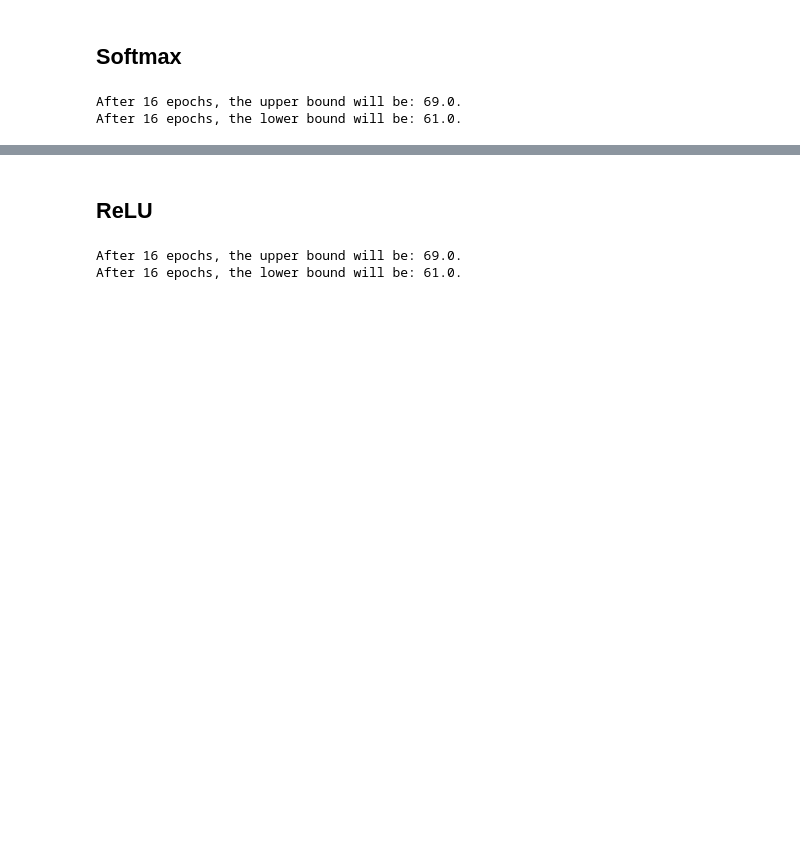
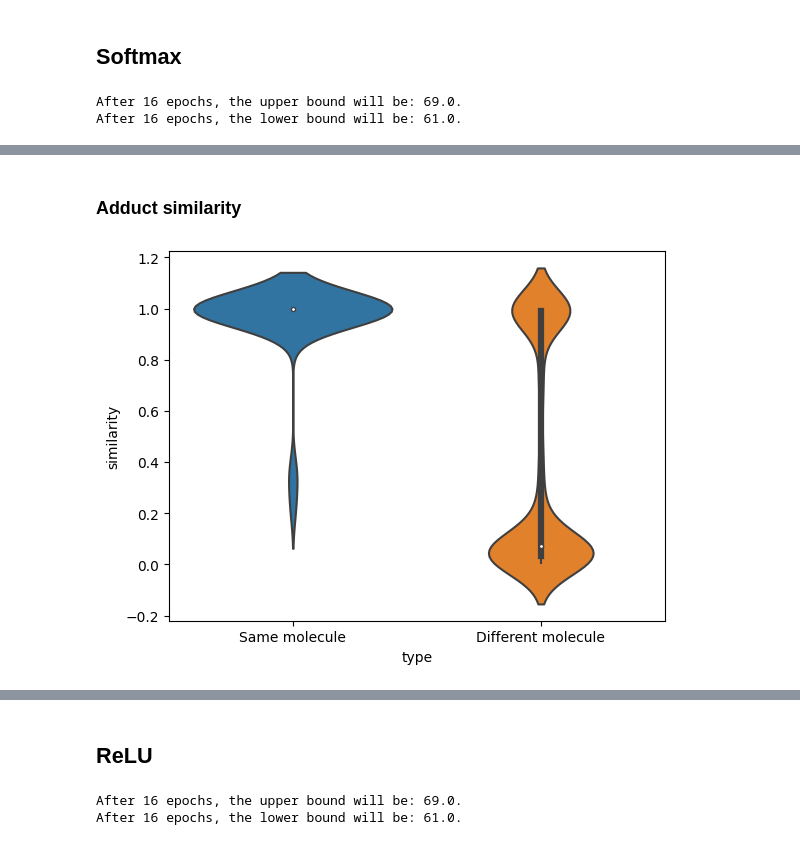
Before and after one commit to tdrose/ionimage_embedding, a Jupyter notebook: notebooks/evaluating_embeddings.ipynb, the cells around one changed output, grey strips where cells are left out. Saved outputs shown, nothing was run; the diff lists cells and outputs as text; code cells hidden in the pictures; blank space fills up the shorter version.

Commit message:
Evaluation of ions and adducts

```diff
--- a/notebooks/evaluating_embeddings.ipynb
+++ b/notebooks/evaluating_embeddings.ipynb
@@ -219,0 +253,44 @@ for ds in training_dsid:
+# %% [markdown]
+### Adduct similarity
+# %%
+def adduct_similarity(model, separator='+'):
+    # compute centroids
+    ion_centroids = []
+    centroid_labels = []
+    for i in set(model.ion_labels):
+        if len(embeddings[model.ion_labels==i]) > 1:
+            a = embeddings[model_softmax.ill_int==1]
+            ion_centroids.append(a.sum(axis=0)/a.shape[0])
+            centroid_labels.append(i)
+        else:
+            ion_centroids.append(embeddings[model.ion_labels==i][0])
+            centroid_labels.append(i)
+    # Compute adduct similarity:
+    molecules = np.array([x.split(separator)[0] for x in centroid_labels])
+    ion_centroids = np.stack(ion_centroids)
+
+    same_similarities = []
+    for mol in set(molecules):
+        # Only if there exists multiple adducts
+        if sum(molecules==mol) > 1:
+            # Compute mean similarity between adducts
+            a = pairwise_kernels(ion_centroids[molecules==mol], metric='cosine')
+            np.fill_diagonal(a, val=0)
+            same_similarities.append(a.sum()/(binom(a.shape[0], 2)*2))
+
+    # Sample different ions
+    different_similarities = []
+    for i in range(5000):
+        samples = np.random.randint(0, high=ion_centroids.shape[0], size=2)
+        if molecules[samples[0]] != molecules[samples[1]]:
+            a = pairwise_kernels(embeddings[samples], metric='cosine')
+            different_similarities.append(a[1,0])
+
+    final_df = pd.concat([pd.DataFrame({'type': 'Same molecule', 'similarity': same_similarities}),
+                          pd.DataFrame({'type': 'Different molecule', 'similarity': different_similarities})])
+    sns.violinplot(final_df, x='type', y='similarity')
+    plt.show()
+# %%
+adduct_similarity(model_softmax)
+# %% [output]
+[figure, added]
```
Also changed, not shown: parts of 10 cells of this notebook, 2 other files.
